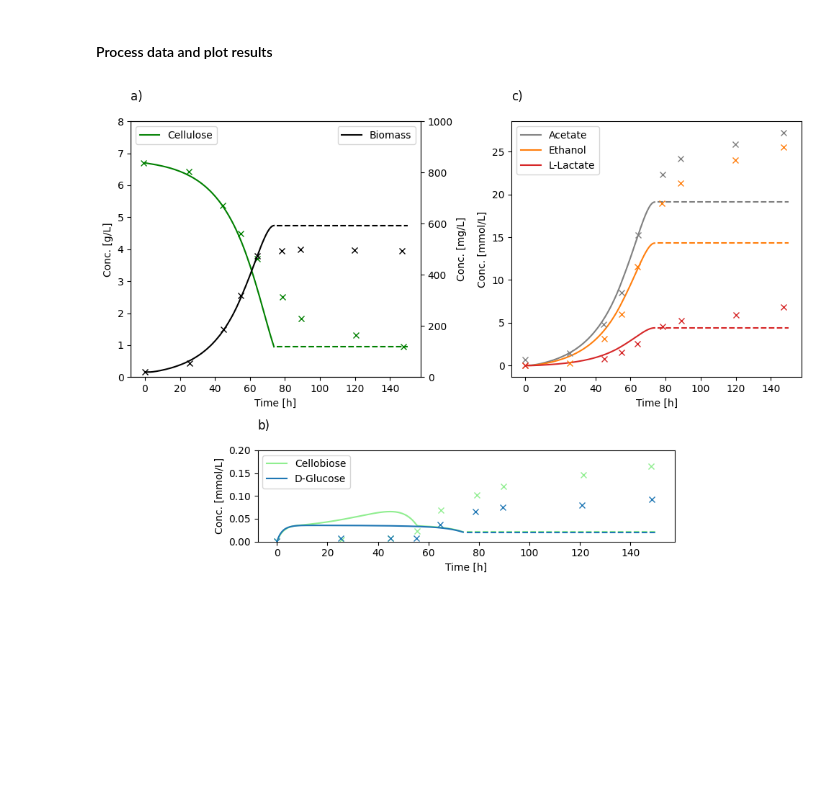
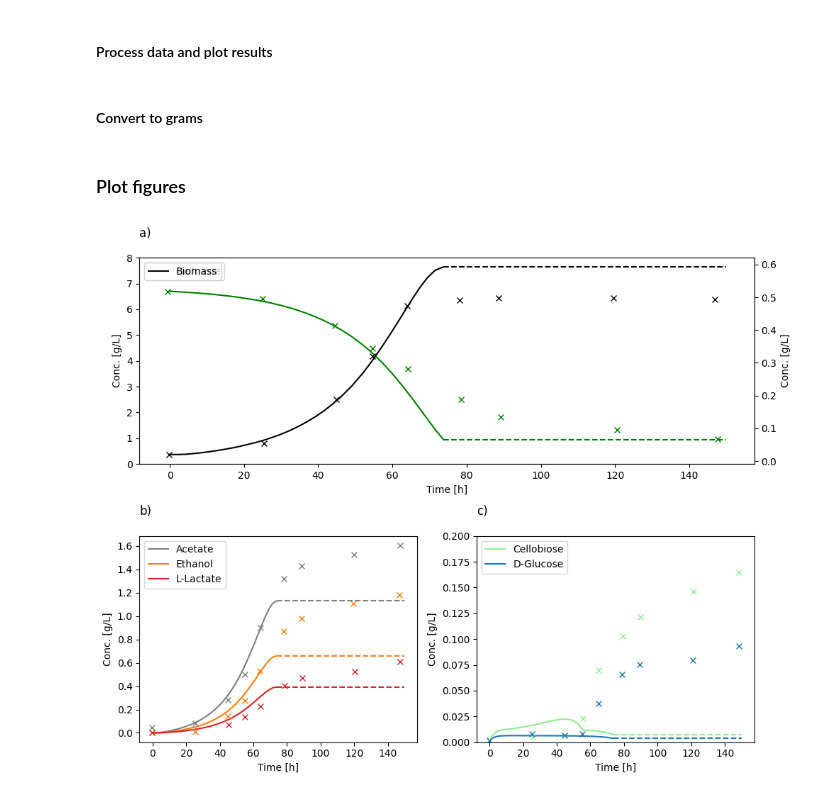
Before and after one commit to IdunBurgos/Ruminiclostridium-cellullolyticum-model-final, a Jupyter notebook: notebooks/Step 7 - Comparison with results with iFS431.ipynb, the cells around one changed output. Saved outputs shown, nothing was run; the diff lists cells and outputs as text; code cells hidden in the pictures; blank space fills up the shorter version.

Commit message:
Changed look of some figures and clean up space

```diff
--- a/notebooks/Step 7 - Comparison with results with iFS431.ipynb
+++ b/notebooks/Step 7 - Comparison with results with iFS431.ipynb
@@ -62,6 +70,6 @@ cobra.util.add_lp_feasibility(model)
 # %%
-
-ts = np.linspace(0, 150, 1000)  # Desired integration resolution and interval
+#ts = np.linspace(0, 150, 1000)  # Desired integration resolution and interval
+ts = np.linspace(0, 81, 1000)  # Desired integration resolution and interval
 
 y0 = [0.02,0,0,0,0,0,0,38.53897]
 
@@ -76,7 +84,7 @@ with tqdm() as pbar:
         fun=dfba_cobra_cellulose.dynamic_system,
         t_span=(ts.min(), ts.max()),
         y0=y0,
-        t_eval=ts,
+        #t_eval=ts,
         method='LSODA',
         events = [dfba_cobra_cellulose.infeasible_event],
         args = (model,rxns,objective_dir,)
@@ -89,7 +97,7 @@ rxns_map = rxns.copy()
 rxns_map.append("EX_cellulose_e")
 C_results = dict(zip(rxns_map,sol.y))
 
-t_extend = np.linspace(sol.t[-1],150)[1:]
+t_extend = np.linspace(sol.t[-1],150)#[1:]
 C_extend = {rxn:np.array([c[-1] for item in t_extend]) for rxn,c in C_results.items()}
 
 
@@ -134,2 +139,4 @@ glucose = pd.read_csv("../input/Desvaux2001_batch_data/glucose_mmol.csv")
 # %%
 from matplotlib.gridspec import GridSpec
+# %% [markdown]
+#### Convert to grams
@@ -136,43 +177,54 @@ from matplotlib.gridspec import GridSpec
+# %% [markdown]
+### Plot figures
 # %%
-fig = plt.figure(figsize=(10,7))
-gs = GridSpec(3,6,figure=fig)
-ax1 = fig.add_subplot(gs[0:2, 0:3])
-ax3 = fig.add_subplot(gs[2:3,1:5])
+fig = plt.figure(figsize=(10,8))
+gs = GridSpec(4,6,figure=fig)
+ax1 = fig.add_subplot(gs[0:2, :])
+#ax3 = fig.add_subplot(gs[2:3,1:5])
 # identical to ax1 = plt.subplot(gs.new_subplotspec((0, 0), colspan=3))
-ax4 = fig.add_subplot(gs[0:2,3:])
+ax2 = fig.add_subplot(gs[2:,0:3])
+ax3 = fig.add_subplot(gs[2:,3:])
 
 
 C_df.loc[:,["Cellulose (hexose eq.)"]].plot(ax=ax1,xlabel="Time [h]",ylabel="Conc. [g/L]",color="green")
 C_df2.loc[:,["Cellulose (hexose eq.)"]].plot(ax=ax1,xlabel="Time [h]",ylabel="Conc. [g/L]",color="green",linestyle="--")
 
 ax1.plot(cellulose_exp["x"].values,cellulose_exp[" y"].values,'x',color="green")
 ax1.set_ylim([0,8])
 ax1.legend(["Cellulose"],loc="upper left")
 ax1_twin = ax1.twinx()
-pd.Series(index=C_df.index,data=np.array(C_df["Biomass"])*1000).plot(ax=ax1_twin,xlabel="Time [h]",ylabel="Conc. [mg/L]",color="black") #1000
-pd.Series(index=C_df2.index,data=np.array(C_df2["Biomass"])*1000).plot(ax=ax1_twin,xlabel="Time [h]",ylabel="Conc. [mg/L]",color="black",linestyle="--") #1000
-ax1_twin.plot(biomass_exp["x"].values,biomass_exp[" y"].values,'x',color="black",)
-ax1_twin.set_ylim([0,1000])
+
+pd.Series(index=C_df.index,data=np.array(C_df["Biomass"])).plot(ax=ax1_twin,xlabel="Time [h]",ylabel="Conc. [g/L]",color="black") #1000
+pd.Series(index=C_df2.index,data=np.array(C_df2["Biomass"])).plot(ax=ax1_twin,xlabel="Time [h]",ylabel="Conc. [g/L]",color="black",linestyle="--") #1000
+
+biomass_exp_copy = biomass_exp.copy()
+biomass_exp_copy[" y"] = biomass_exp_copy[" y"]/1000
+
+ax1_twin.plot(biomass_exp_copy["x"].values,biomass_exp_copy[" y"].values,'x',color="black",)
+#ax1_twin.set_ylim([0,0.8])
 ax1_twin.legend(["Biomass"])
 
-C_df.loc[:,["Cellobiose","D-Glucose"]].plot(ax=ax3,ylim=[0,0.2],color=["lightgreen","tab:blue"],xlabel="Time [h]",ylabel="Conc. [mmol/L]")
-C_df2.loc[:,["Cellobiose","D-Glucose"]].plot(ax=ax3,ylim=[0,0.2],color=["lightgreen","tab:blue"],xlabel="Time [h]",ylabel="Conc. [mmol/L]",linestyle="--",legend=False)
+
+C_df_copy.loc[:,["Acetate","Ethanol","L-Lactate"]].plot(ax=ax2,color=["grey","tab:orange","tab:red"],xlabel="Time [h]",ylabel="Conc. [g/L]")
+C_df2_copy.loc[:,["Acetate","Ethanol","L-Lactate"]].plot(ax=ax2,color=["grey","tab:orange","tab:red"],xlabel="Time [h]",ylabel="Conc. [g/L]",linestyle="--",legend=False)
+
+ax2.plot(acetate_copy["x"].values,acetate_copy[" y"].values,'x',color="grey")
+ax2.plot(ethanol_copy["x"].values,ethanol_copy[" y"].values,'x',color="tab:orange")
+ax2.plot(lactate_copy["x"].values,lactate_copy[" y"].values,'x',color="tab:red")
+
+
+C_df_copy.loc[:,["Cellobiose","D-Glucose"]].plot(ax=ax3,ylim=[0,0.2],color=["lightgreen","tab:blue"],xlabel="Time [h]",ylabel="Conc. [g/L]")
+C_df2_copy.loc[:,["Cellobiose","D-Glucose"]].plot(ax=ax3,ylim=[0,0.2],color=["lightgreen","tab:blue"],xlabel="Time [h]",ylabel="Conc. [g/L]",linestyle="--",legend=False)
 
 ax3.plot(cellobiose["x"].values,cellobiose[" y"].values,'x',color="lightgreen")
 ax3.plot(glucose["x"].values,glucose[" y"].values,'x',color="tab:blue")
 
-C_df.loc[:,["Acetate","Ethanol","L-Lactate"]].plot(ax=ax4,color=["grey","tab:orange","tab:red"],xlabel="Time [h]",ylabel="Conc. [mmol/L]")
-C_df2.loc[:,["Acetate","Ethanol","L-Lactate"]].plot(ax=ax4,color=["grey","tab:orange","tab:red"],xlabel="Time [h]",ylabel="Conc. [mmol/L]",linestyle="--",legend=False)
-
-ax4.plot(acetate["x"].values,acetate[" y"].values,'x',color="grey")
-ax4.plot(ethanol["x"].values,ethanol[" y"].values,'x',color="tab:orange")
-ax4.plot(lactate["x"].values,lactate[" y"].values,'x',color="tab:red")
 
 ax1.set_title("a)\n",loc="left")
-ax3.set_title("b)\n",loc="left")
-ax4.set_title("c)\n",loc="left")
+ax2.set_title("b)\n",loc="left")
+ax3.set_title("c)\n",loc="left")
 
 plt.tight_layout()
 plt.savefig("../figures/batch_replication.png")
 # %% [output]
-[figure, old version]
+[figure, new version]
```
Also changed, not shown: parts of 7 cells of this notebook, 18 other files.
